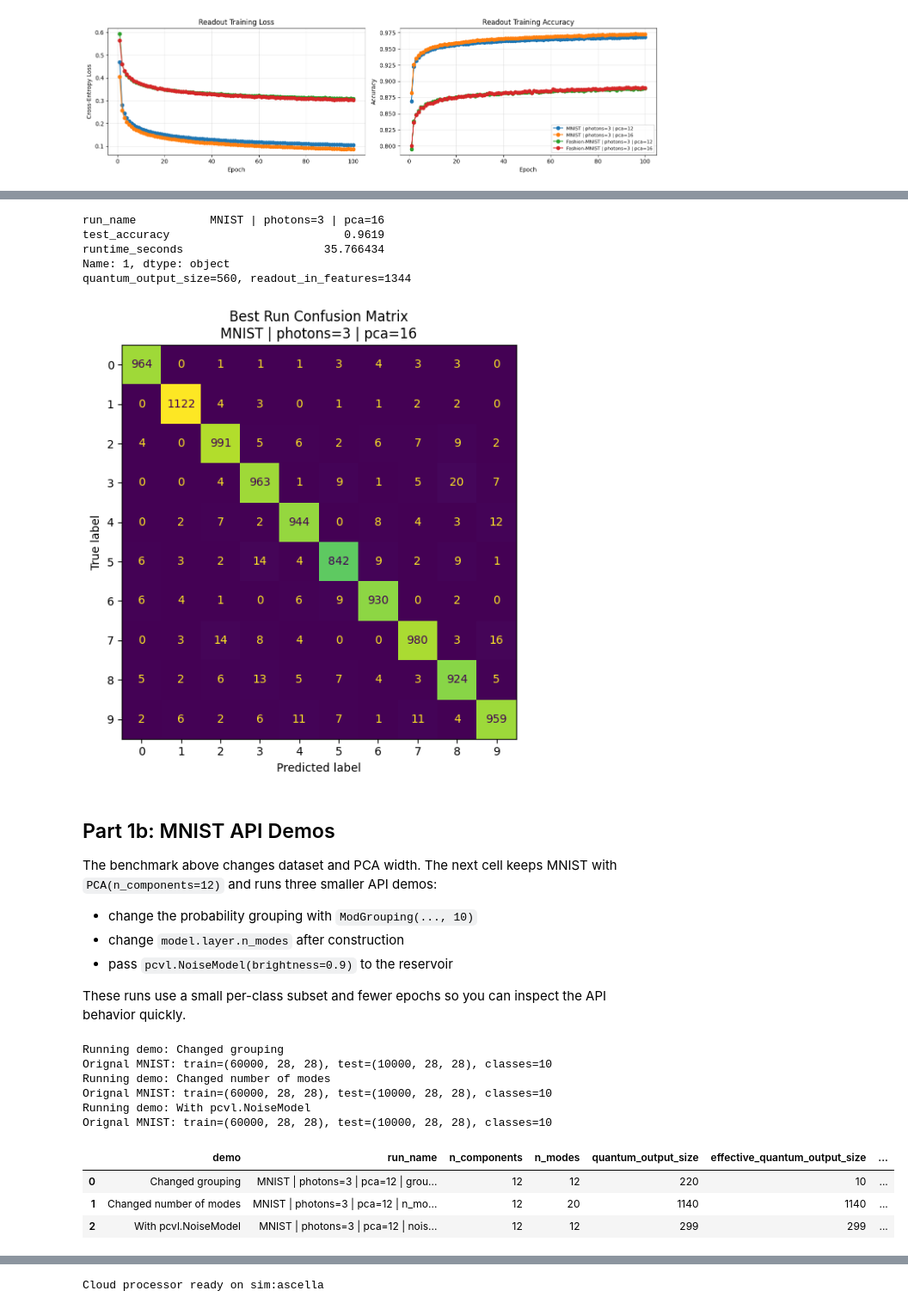
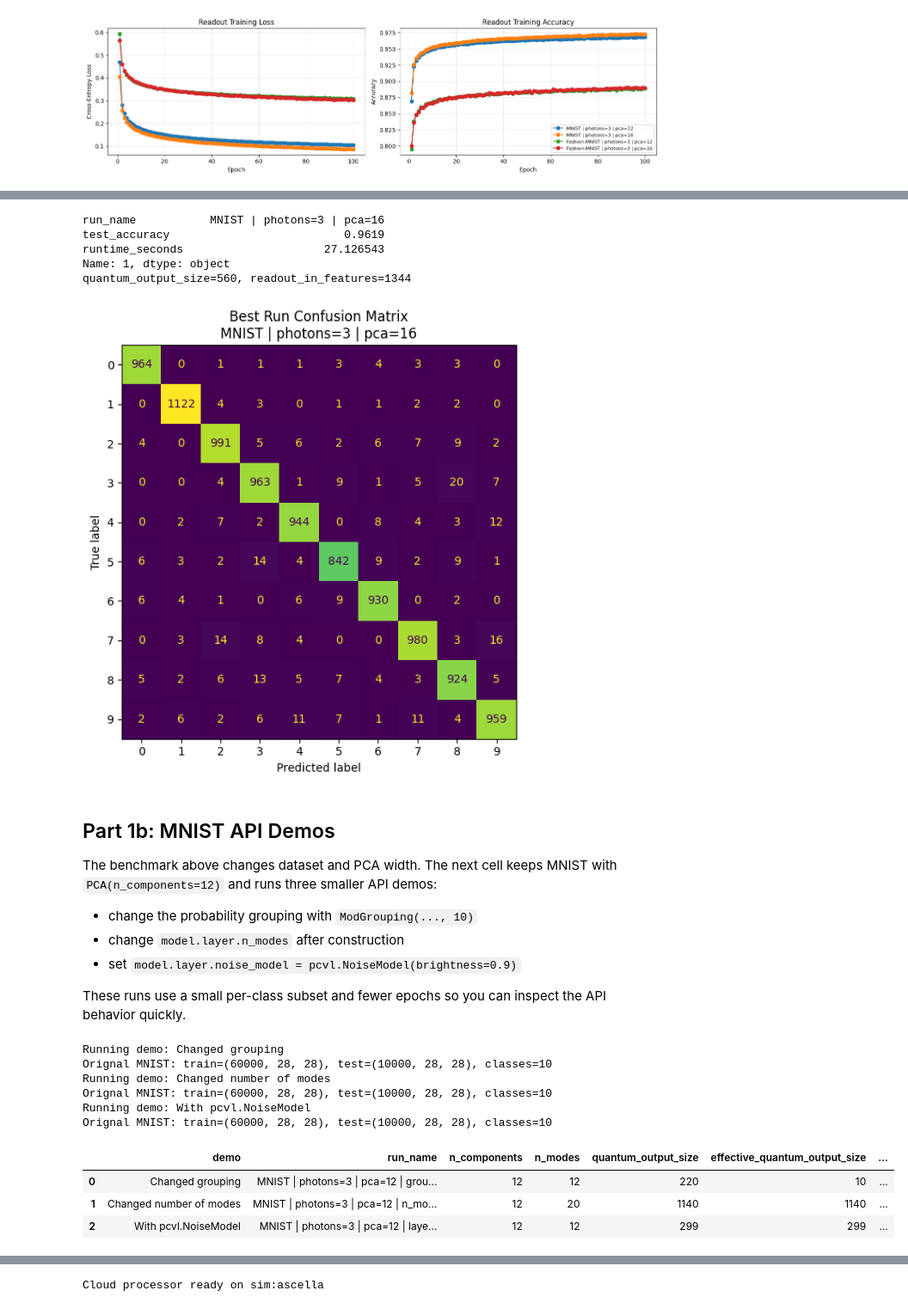
Before and after one commit to Tancredoss/merlin, a Jupyter notebook: docs/source/notebooks/ReservoirClassifier.ipynb, the cells around one changed output, grey strips where cells are left out. Shown at 86% size. Drawn from its saved outputs; the diff is of its cells as text; code cells hidden in the pictures.

```diff
--- a/docs/source/notebooks/ReservoirClassifier.ipynb
+++ b/docs/source/notebooks/ReservoirClassifier.ipynb
@@ -217,7 +217,6 @@ def build_reservoir_model(
     n_photons=3,
     seed=SEED,
     measurement_strategy=None,
-    noise_model=None,
 ):
     model = ReservoirClassifier(
         in_features=in_features,
@@ -231,7 +230,6 @@ def build_reservoir_model(
         concatenate=True,
         cache=True,
         seed=seed,
-        noise_model=noise_model,
         device=DEVICE,
         dtype=torch.float32,
     )
@@ -251,7 +249,6 @@ def run_experiment(
     train_samples_per_class=None,
     test_samples_per_class=None,
     measurement_strategy=None,
-    noise_model=None,
     model_setup=None,
     run_name_suffix=None,
     epochs=EPOCHS,
@@ -281,23 +278,24 @@ def run_experiment(
         n_photons=n_photons,
         seed=seed,
         measurement_strategy=measurement_strategy,
-        noise_model=noise_model,
     )
     if model_setup is not None:
         model_setup(model)
+    if processor is not None:
+        model.layer.processor = processor
 
     run_name = f"{dataset_name} | photons={n_photons} | pca={n_components}"
     if run_name_suffix is not None:
         run_name = f"{run_name} | {run_name_suffix}"
 
     start = time.perf_counter()
-    model.fit_reservoir(X_train, processor=processor)
-    train_dataset = model.make_dataset(X_train, y_train, processor=processor)
+    model.fit_reservoir(X_train)
+    train_dataset = model.make_dataset(X_train, y_train)
     history = train_readout(model, train_dataset, epochs=epochs)
     elapsed = time.perf_counter() - start
 
-    train_logits = model.predict(X_train, processor=processor)
-    test_logits = model.predict(X_test, processor=processor)
+    train_logits = model.predict(X_train)
+    test_logits = model.predict(X_test)
     train_accuracy, train_predictions = accuracy_with_predictions(train_logits, y_train)
     test_accuracy, test_predictions = accuracy_with_predictions(test_logits, y_test)
 
@@ -445,7 +443,7 @@ plt.tight_layout()
 # %% [output]
 run_name           MNIST | photons=3 | pca=16
 test_accuracy                          0.9619
-runtime_seconds                     35.766434
+runtime_seconds                     27.126543
 Name: 1, dtype: object
 quantum_output_size=560, readout_in_features=1344
 [figure]
@@ -456,7 +454,7 @@ The benchmark above changes dataset and PCA width. The next cell keeps MNIST wit
 
 - change the probability grouping with `ModGrouping(..., 10)`
 - change `model.layer.n_modes` after construction
-- pass `pcvl.NoiseModel(brightness=0.9)` to the reservoir
+- set `model.layer.noise_model = pcvl.NoiseModel(brightness=0.9)`
 
 These runs use a small per-class subset and fewer epochs so you can inspect the API behavior quickly.
 # %%
@@ -479,7 +477,10 @@ def apply_n_modes_demo(model):
     model.layer.n_modes = DEMO_N_MODES
 
 
-noise_model_demo = pcvl.NoiseModel(brightness=0.9)
+def apply_noise_model_demo(model):
+    model.layer.noise_model = pcvl.NoiseModel(brightness=0.9)
+
+
 
 demo_runs = [
     {
@@ -494,8 +495,8 @@ demo_runs = [
     },
     {
         "demo": "With pcvl.NoiseModel",
-        "run_name_suffix": "noise_model=pcvl.NoiseModel(brightness=0.9)",
-        "noise_model": noise_model_demo,
+        "run_name_suffix": "layer.noise_model=pcvl.NoiseModel(brightness=0.9)",
+        "model_setup": apply_noise_model_demo,
     },
 ]
 
@@ -508,37 +509,36 @@ for spec in demo_runs:
         n_photons=DEMO_N_PHOTONS,
         train_samples_per_class=DEMO_TRAIN_SAMPLES_PER_CLASS,
         test_samples_per_class=DEMO_TEST_SAMPLES_PER_CLASS,
-        noise_model=spec.get("noise_model"),
         model_setup=spec.get("model_setup"),
         run_name_suffix=spec["run_name_suffix"],
         epochs=DEMO_EPOCHS,
     )
     result["demo"] = spec["demo"]
     demo_results.append(result)
 
 demo_results_df = pd.DataFrame(demo_results)[[
     "demo",
     "run_name",
     "n_components",
     "n_modes",
     "quantum_output_size",
     "effective_quantum_output_size",
     "readout_in_features",
     "test_accuracy",
     "runtime_seconds",
 ]]
 display(demo_results_df)
 # %% [output]
 Running demo: Changed grouping
 Orignal MNIST: train=(60000, 28, 28), test=(10000, 28, 28), classes=10
 Running demo: Changed number of modes
 Orignal MNIST: train=(60000, 28, 28), test=(10000, 28, 28), classes=10
 Running demo: With pcvl.NoiseModel
 Orignal MNIST: train=(60000, 28, 28), test=(10000, 28, 28), classes=10
 |  | demo | run_name | n_components | n_modes | quantum_output_size | effective_quantum_output_size | ... |
 | 0 | Changed grouping | MNIST | photons=3 | pca=12 | grou... | 12 | 12 | 220 | 10 | ... |
 | 1 | Changed number of modes | MNIST | photons=3 | pca=12 | n_mo... | 12 | 20 | 1140 | 1140 | ... |
-| 2 | With pcvl.NoiseModel | MNIST | photons=3 | pca=12 | nois... | 12 | 12 | 299 | 299 | ... |
+| 2 | With pcvl.NoiseModel | MNIST | photons=3 | pca=12 | laye... | 12 | 12 | 299 | 299 | ... |
 # %% [markdown]
 ## Part 2: Cloud Processing
 
```
Also changed, not shown: parts of 8 cells of this notebook.
